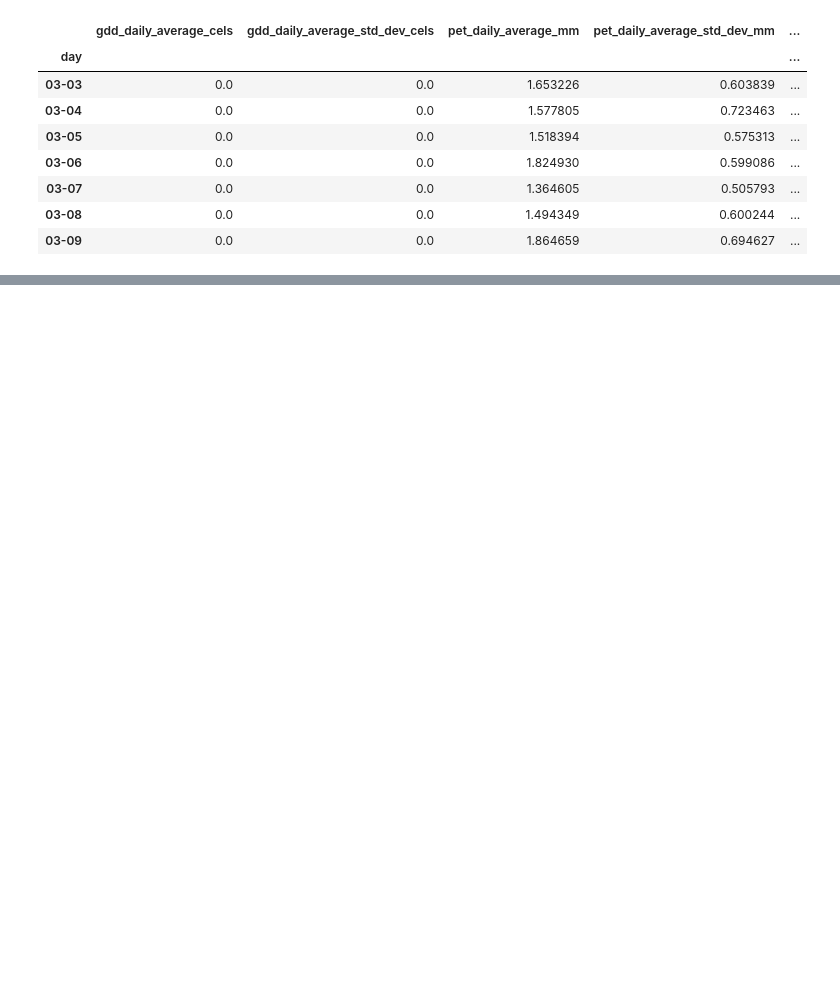
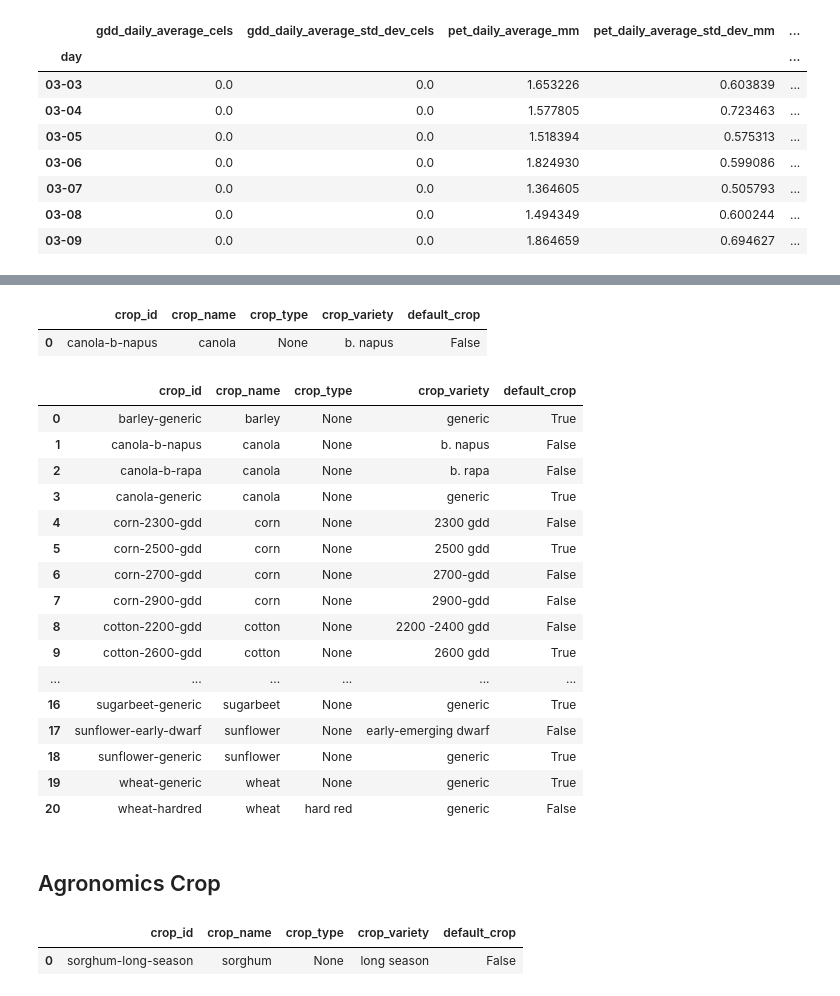
Before and after one commit to calekochenour/awherepy, a Jupyter notebook: 01-code-scripts/awhere-classes-test-2020-04-15.ipynb, the cells around one changed output, grey strips where cells are left out. Drawn from its saved outputs; the diff is of its cells as text; code cells hidden in the pictures; blank space fills up the shorter version.

Commit message:
Add tests for crop classes

```diff
--- a/01-code-scripts/awhere-classes-test-2020-04-15.ipynb
+++ b/01-code-scripts/awhere-classes-test-2020-04-15.ipynb
@@ -526,0 +528,3 @@ daily_accum_gdf
+# %%
+# Define AgronomicsCrops object
+crops_object = AgronomicsCrops(api_key, api_secret)
@@ -526,0 +546,29 @@ daily_accum_gdf
+# %%
+# Get a single crop by crop_id
+crops_object.get(crop_id='canola-b-napus')
+# %% [output]
+|  | crop_id | crop_name | crop_type | crop_variety | default_crop |
+| 0 | canola-b-napus | canola | None | b. napus | False |
+# %%
+# Get all available crops
+crops_object.get_full()
+# %% [output]
+|  | crop_id | crop_name | crop_type | crop_variety | default_crop |
+| 0 | barley-generic | barley | None | generic | True |
+| 1 | canola-b-napus | canola | None | b. napus | False |
+| 2 | canola-b-rapa | canola | None | b. rapa | False |
+| 3 | canola-generic | canola | None | generic | True |
+| 4 | corn-2300-gdd | corn | None | 2300 gdd | False |
+| 5 | corn-2500-gdd | corn | None | 2500 gdd | True |
+| 6 | corn-2700-gdd | corn | None | 2700-gdd | False |
+| 7 | corn-2900-gdd | corn | None | 2900-gdd | False |
+| 8 | cotton-2200-gdd | cotton | None | 2200 -2400 gdd | False |
+| 9 | cotton-2600-gdd | cotton | None | 2600 gdd | True |
+| ... | ... | ... | ... | ... | ... |
+| 16 | sugarbeet-generic | sugarbeet | None | generic | True |
+| 17 | sunflower-early-dwarf | sunflower | None | early-emerging dwarf | False |
+| 18 | sunflower-generic | sunflower | None | generic | True |
+| 19 | wheat-generic | wheat | None | generic | True |
+| 20 | wheat-hardred | wheat | hard red | generic | False |
+# %% [markdown]
+## Agronomics Crop
@@ -526,0 +579,6 @@ daily_accum_gdf
+# %%
+# Get crop info
+crop_object.get()
+# %% [output]
+|  | crop_id | crop_name | crop_type | crop_variety | default_crop |
+| 0 | sorghum-long-season | sorghum | None | long season | False |
```
Also changed, not shown: parts of 13 cells of this notebook.
